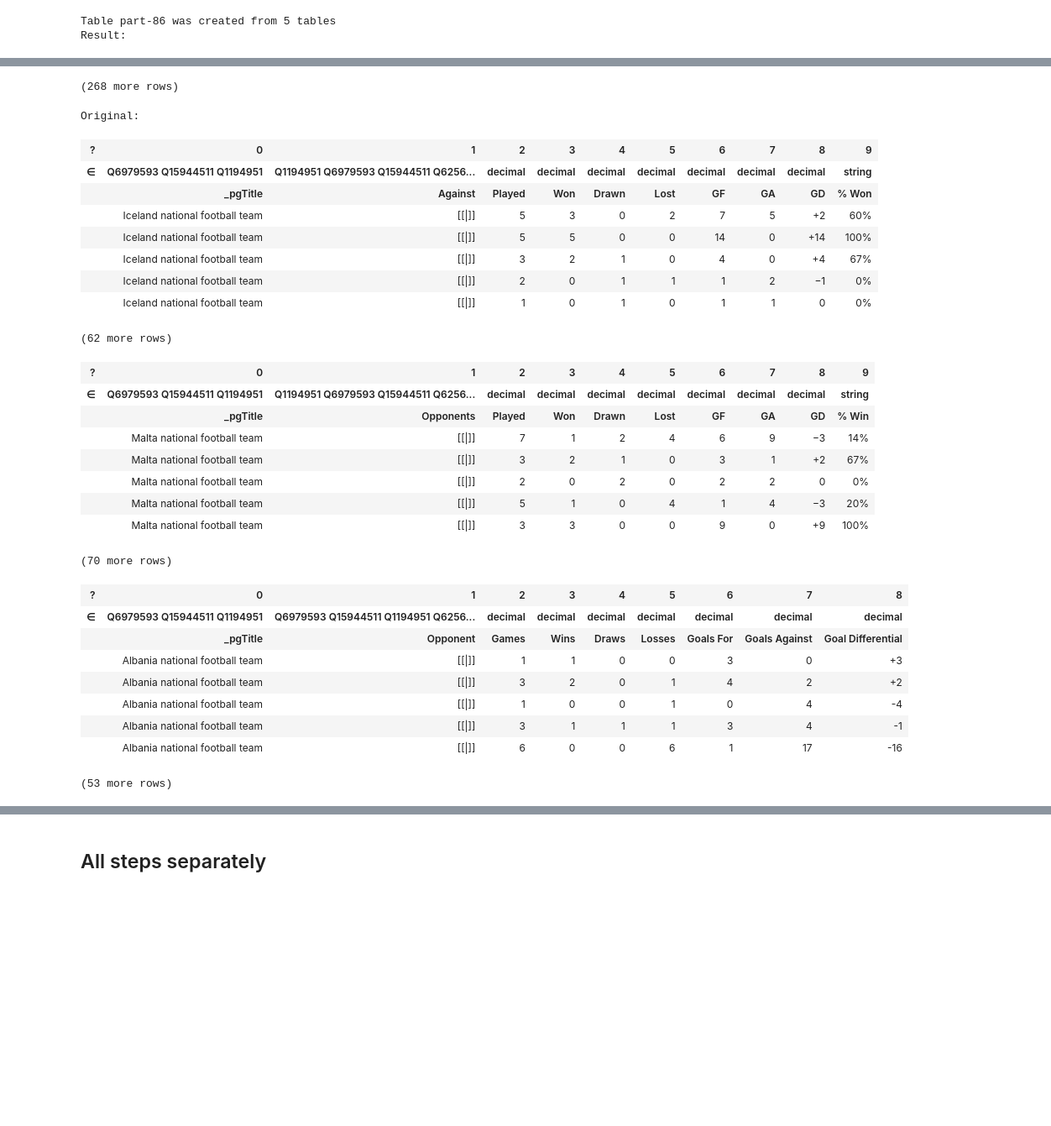
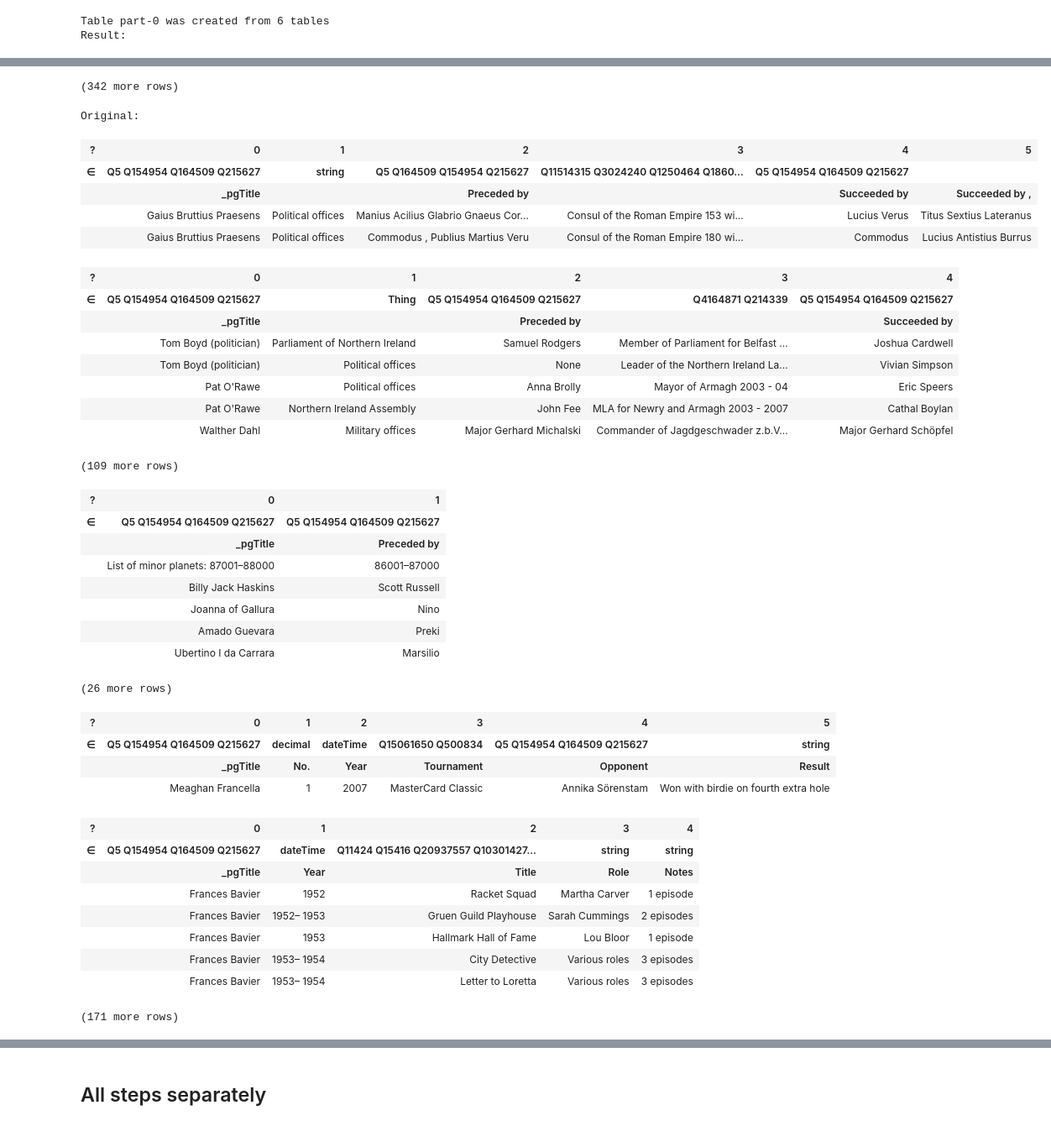
Before and after one commit to karmaresearch/takco, a Jupyter notebook: docs/tutorials/tabel.ipynb, the cells around one changed output, grey strips where cells are left out. Shown at 84% size. Cells and saved outputs as stored; diff of their text form; code cells hidden in the pictures; blank space fills up the shorter version.

```diff
--- a/docs/tutorials/tabel.ipynb
+++ b/docs/tutorials/tabel.ipynb
@@ -7,7 +7,7 @@ log.getLogger().setLevel(log.DEBUG)
 
 import takco
 tables = takco.DaskHashBag.load(
-    f'hdfs://bricks07:9000/user/kruit/tabel/1-*',
+    f'hdfs://bricks07:9000/user/kruit/tabel/1-aa',
     address = 'tcp://192.168.62.207:8786'
 )
 # tables = takco.HashBag.load('../../data/TabEL/75k-part/75k-part-aa')
@@ -68,7 +71,7 @@ Wall time: 2min 51s
 nontrivial_clusters = [t for t in clusters if t.get("partColAligns")]
 nontrivial_clusters = sorted(nontrivial_clusters, key=lambda t: -len(t.get("partColAligns")))
 # %%
-t = nontrivial_clusters[6]
+t = nontrivial_clusters[0]
 
 print(f'Table {t["_id"]} was created from {len(t["partColAligns"])} tables')
 
@@ -78,6 +81,6 @@ display.display(takco.preview(t))
 print('Original:')
 display.display(takco.preview(t["partColAligns"], ntables=None))
 # %% [output]
-Table part-86 was created from 5 tables
+Table part-0 was created from 6 tables
 Result:
 | ? | 0 | 1 | 2 | 3 | 4 | 5 | 6 | 7 | 8 | 9 | 10 | ... |
@@ -90,29 +93,38 @@ Result:
-(268 more rows)
+(342 more rows)
 Original:
-| ? | 0 | 1 | 2 | 3 | 4 | 5 | 6 | 7 | 8 | 9 |
-| ∈ | Q6979593 Q15944511 Q1194951 | Q1194951 Q6979593 Q15944511 Q6256... | decimal | decimal | decimal | decimal | decimal | decimal | decimal | string |
-|  | _pgTitle | Against | Played | Won | Drawn | Lost | GF | GA | GD | % Won |
-|  | Iceland national football team | [[|]] | 5 | 3 | 0 | 2 | 7 | 5 | +2 | 60% |
-|  | Iceland national football team | [[|]] | 5 | 5 | 0 | 0 | 14 | 0 | +14 | 100% |
-|  | Iceland national football team | [[|]] | 3 | 2 | 1 | 0 | 4 | 0 | +4 | 67% |
-|  | Iceland national football team | [[|]] | 2 | 0 | 1 | 1 | 1 | 2 | −1 | 0% |
-|  | Iceland national football team | [[|]] | 1 | 0 | 1 | 0 | 1 | 1 | 0 | 0% |
+| ? | 0 | 1 | 2 | 3 | 4 | 5 |
+| ∈ | Q5 Q154954 Q164509 Q215627 | string | Q5 Q164509 Q154954 Q215627 | Q11514315 Q3024240 Q1250464 Q1860... | Q5 Q154954 Q164509 Q215627 |  |
+|  | _pgTitle |  | Preceded by |  | Succeeded by | Succeeded by , |
+|  | Gaius Bruttius Praesens | Political offices | Manius Acilius Glabrio Gnaeus Cor... | Consul of the Roman Empire 153 wi... | Lucius Verus | Titus Sextius Lateranus |
+|  | Gaius Bruttius Praesens | Political offices | Commodus , Publius Martius Veru | Consul of the Roman Empire 180 wi... | Commodus | Lucius Antistius Burrus |
+| ? | 0 | 1 | 2 | 3 | 4 |
+| ∈ | Q5 Q154954 Q164509 Q215627 | Thing | Q5 Q154954 Q164509 Q215627 | Q4164871 Q214339 | Q5 Q154954 Q164509 Q215627 |
+|  | _pgTitle |  | Preceded by |  | Succeeded by |
+|  | Tom Boyd (politician) | Parliament of Northern Ireland | Samuel Rodgers | Member of Parliament for Belfast ... | Joshua Cardwell |
+|  | Tom Boyd (politician) | Political offices | None | Leader of the Northern Ireland La... | Vivian Simpson |
+|  | Pat O'Rawe | Political offices | Anna Brolly | Mayor of Armagh 2003 - 04 | Eric Speers |
+|  | Pat O'Rawe | Northern Ireland Assembly | John Fee | MLA for Newry and Armagh 2003 - 2007 | Cathal Boylan |
+|  | Walther Dahl | Military offices | Major Gerhard Michalski | Commander of Jagdgeschwader z.b.V... | Major Gerhard Schöpfel |
-(62 more rows)
+(109 more rows)
-| ? | 0 | 1 | 2 | 3 | 4 | 5 | 6 | 7 | 8 | 9 |
-| ∈ | Q6979593 Q15944511 Q1194951 | Q1194951 Q6979593 Q15944511 Q6256... | decimal | decimal | decimal | decimal | decimal | decimal | decimal | string |
-|  | _pgTitle | Opponents | Played | Won | Drawn | Lost | GF | GA | GD | % Win |
-|  | Malta national football team | [[|]] | 7 | 1 | 2 | 4 | 6 | 9 | −3 | 14% |
-|  | Malta national football team | [[|]] | 3 | 2 | 1 | 0 | 3 | 1 | +2 | 67% |
-|  | Malta national football team | [[|]] | 2 | 0 | 2 | 0 | 2 | 2 | 0 | 0% |
-|  | Malta national football team | [[|]] | 5 | 1 | 0 | 4 | 1 | 4 | −3 | 20% |
-|  | Malta national football team | [[|]] | 3 | 3 | 0 | 0 | 9 | 0 | +9 | 100% |
+| ? | 0 | 1 |
+| ∈ | Q5 Q154954 Q164509 Q215627 | Q5 Q154954 Q164509 Q215627 |
+|  | _pgTitle | Preceded by |
+|  | List of minor planets: 87001–88000 | 86001–87000 |
+|  | Billy Jack Haskins | Scott Russell |
+|  | Joanna of Gallura | Nino |
+|  | Amado Guevara | Preki |
+|  | Ubertino I da Carrara | Marsilio |
-(70 more rows)
+(26 more rows)
-| ? | 0 | 1 | 2 | 3 | 4 | 5 | 6 | 7 | 8 |
-| ∈ | Q6979593 Q15944511 Q1194951 | Q6979593 Q15944511 Q1194951 Q6256... | decimal | decimal | decimal | decimal | decimal | decimal | decimal |
-|  | _pgTitle | Opponent | Games | Wins | Draws | Losses | Goals For | Goals Against | Goal Differential |
-|  | Albania national football team | [[|]] | 1 | 1 | 0 | 0 | 3 | 0 | +3 |
-|  | Albania national football team | [[|]] | 3 | 2 | 0 | 1 | 4 | 2 | +2 |
-|  | Albania national football team | [[|]] | 1 | 0 | 0 | 1 | 0 | 4 | -4 |
-|  | Albania national football team | [[|]] | 3 | 1 | 1 | 1 | 3 | 4 | -1 |
-|  | Albania national football team | [[|]] | 6 | 0 | 0 | 6 | 1 | 17 | -16 |
+| ? | 0 | 1 | 2 | 3 | 4 | 5 |
+| ∈ | Q5 Q154954 Q164509 Q215627 | decimal | dateTime | Q15061650 Q500834 | Q5 Q154954 Q164509 Q215627 | string |
+|  | _pgTitle | No. | Year | Tournament | Opponent | Result |
+|  | Meaghan Francella | 1 | 2007 | MasterCard Classic | Annika Sörenstam | Won with birdie on fourth extra hole |
+| ? | 0 | 1 | 2 | 3 | 4 |
+| ∈ | Q5 Q154954 Q164509 Q215627 | dateTime | Q11424 Q15416 Q20937557 Q10301427... | string | string |
+|  | _pgTitle | Year | Title | Role | Notes |
+|  | Frances Bavier | 1952 | Racket Squad | Martha Carver | 1 episode |
+|  | Frances Bavier | 1952– 1953 | Gruen Guild Playhouse | Sarah Cummings | 2 episodes |
+|  | Frances Bavier | 1953 | Hallmark Hall of Fame | Lou Bloor | 1 episode |
+|  | Frances Bavier | 1953– 1954 | City Detective | Various roles | 3 episodes |
+|  | Frances Bavier | 1953– 1954 | Letter to Loretta | Various roles | 3 episodes |
-(53 more rows)
+(171 more rows)
```
Also changed, not shown: parts of 5 cells of this notebook, 29 other files.
